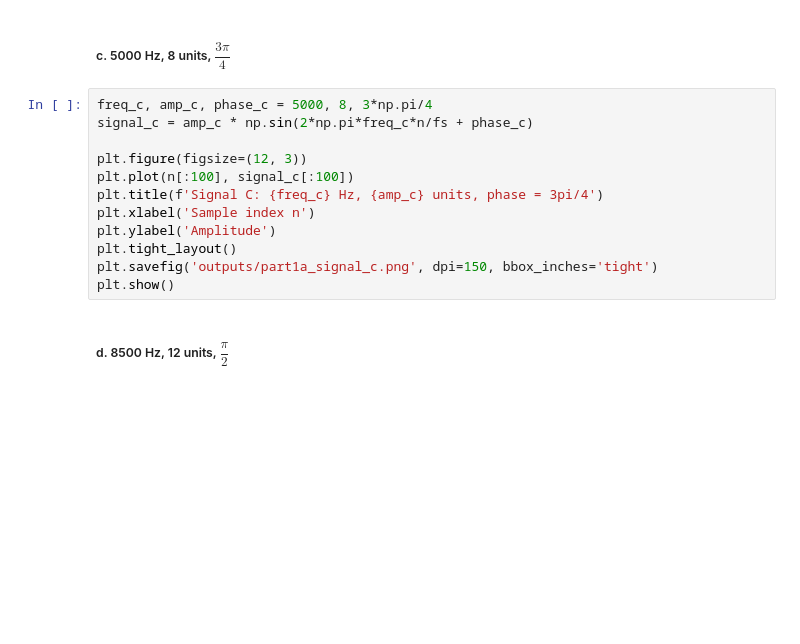
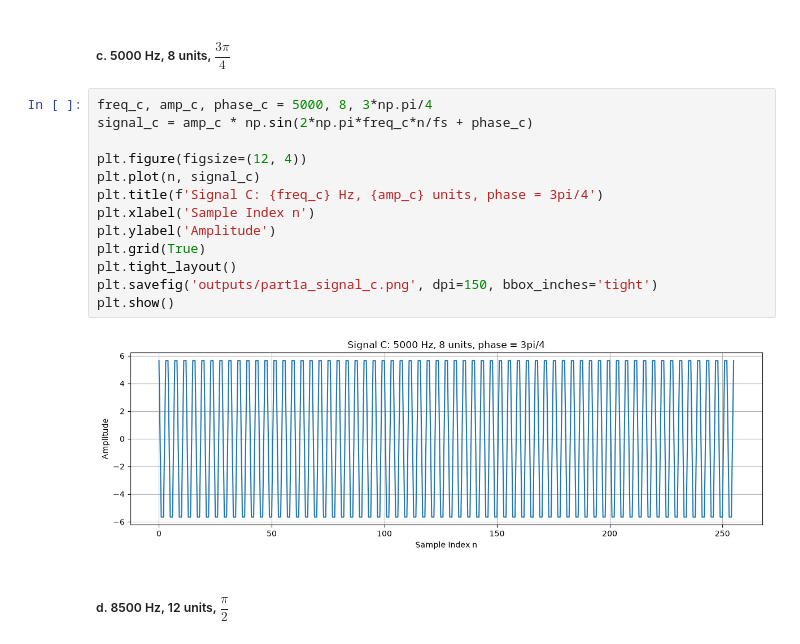
Before and after one commit to leon-pscl/CPE027-pscl, a Jupyter notebook: HOA9/Pascual_HOA9_CPE027_CPE41S2.ipynb, the cells around one changed output. Drawn from its saved outputs; the diff is of its cells as text; blank space fills up the shorter version.

```diff
--- a/HOA9/Pascual_HOA9_CPE027_CPE41S2.ipynb
+++ b/HOA9/Pascual_HOA9_CPE027_CPE41S2.ipynb
@@ -78,15 +85,18 @@ plt.show()
 # %%
 freq_c, amp_c, phase_c = 5000, 8, 3*np.pi/4
 signal_c = amp_c * np.sin(2*np.pi*freq_c*n/fs + phase_c)
 
-plt.figure(figsize=(12, 3))
-plt.plot(n[:100], signal_c[:100])
+plt.figure(figsize=(12, 4))
+plt.plot(n, signal_c)
 plt.title(f'Signal C: {freq_c} Hz, {amp_c} units, phase = 3pi/4')
-plt.xlabel('Sample index n')
+plt.xlabel('Sample Index n')
 plt.ylabel('Amplitude')
+plt.grid(True)
 plt.tight_layout()
 plt.savefig('outputs/part1a_signal_c.png', dpi=150, bbox_inches='tight')
 plt.show()
+# %% [output]
+[figure, added]
 # %% [markdown]
 ##### d. 8500 Hz, 12 units, $\dfrac{\pi}{2}$
 # %%
```
Also changed, not shown: parts of 26 cells of this notebook, 22 other files.
